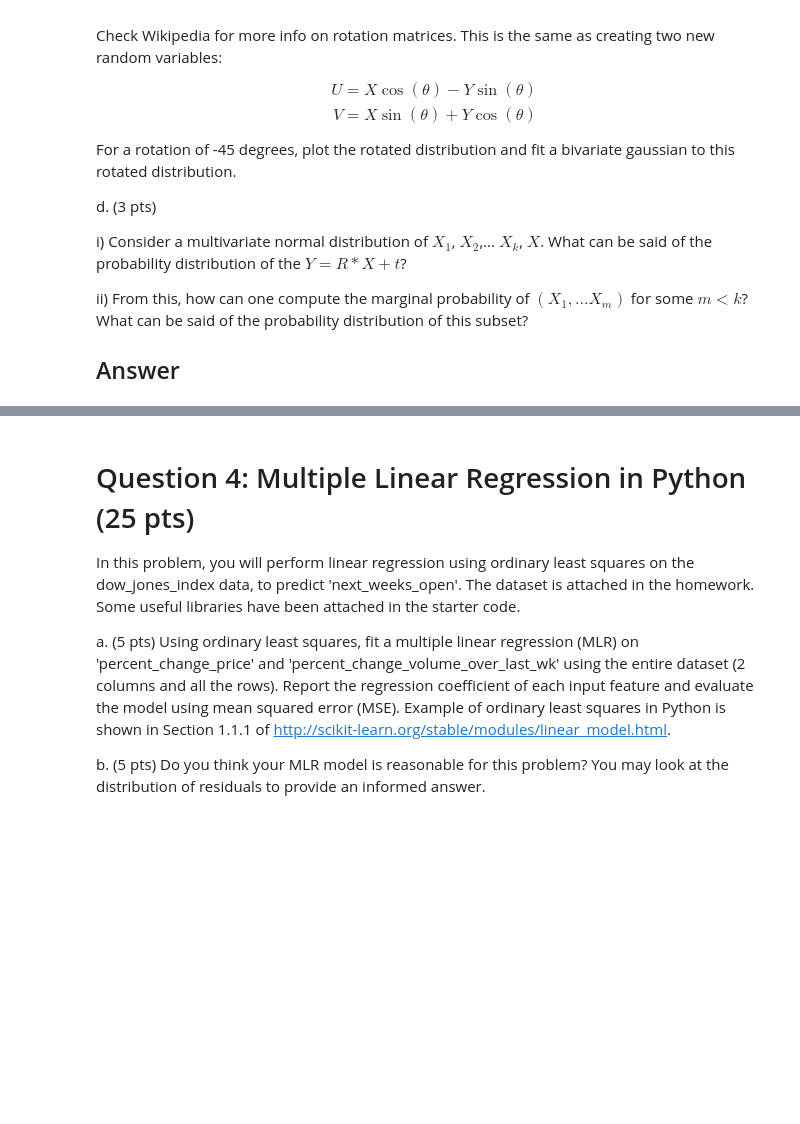
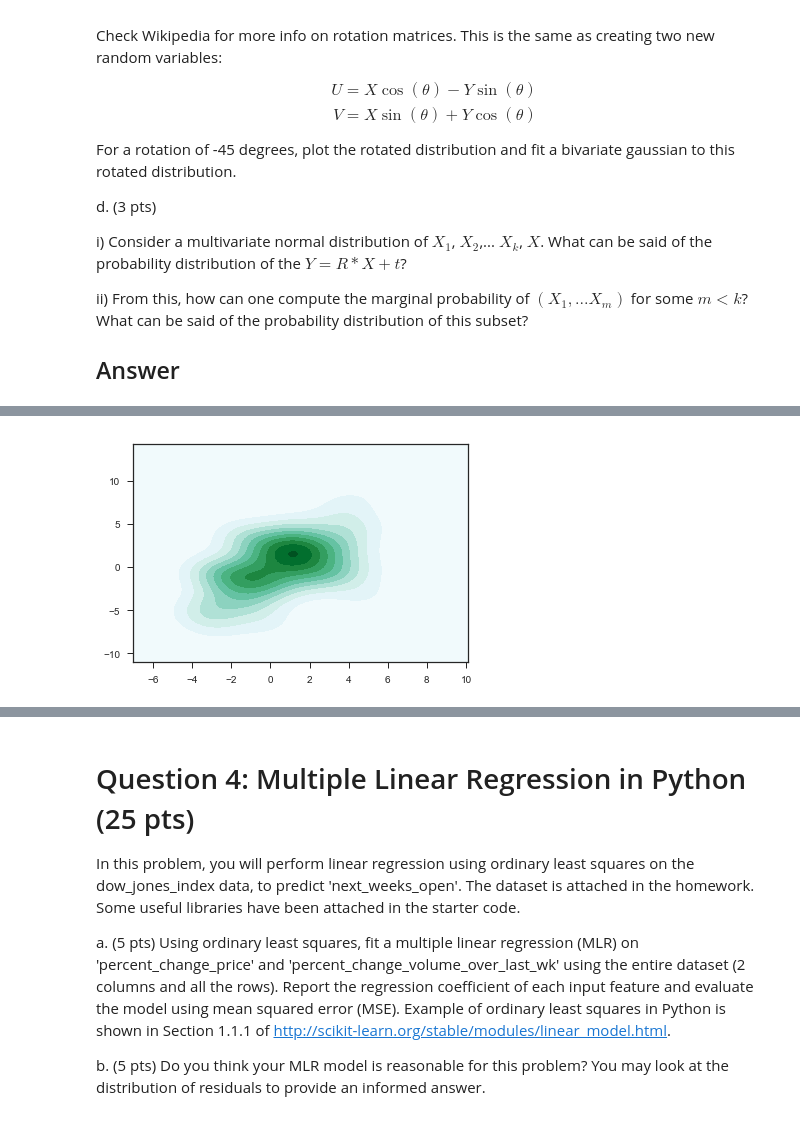
Before and after one commit to alexedinburgh/Data-Mining, a Jupyter notebook: HW1/HW1.ipynb, the cells around one changed output, grey strips where cells are left out. Drawn from its saved outputs; the diff is of its cells as text; code cells hidden in the pictures; blank space fills up the shorter version.

```diff
--- a/HW1/HW1.ipynb
+++ b/HW1/HW1.ipynb
@@ -64,0 +90,6 @@ from scipy.stats import multivariate_normal
+# %%
+mean2, cov2 = [0, 0], [(4, 3), (3, 9)]
+x2,y2 = np.random.multivariate_normal(mean2, cov2, size=50).T
+ax1 = sns.kdeplot(x2, y2, shade=True)
+# %% [output]
+[figure, added]
```
Also changed, not shown: parts of 6 cells of this notebook, 1 other file.
